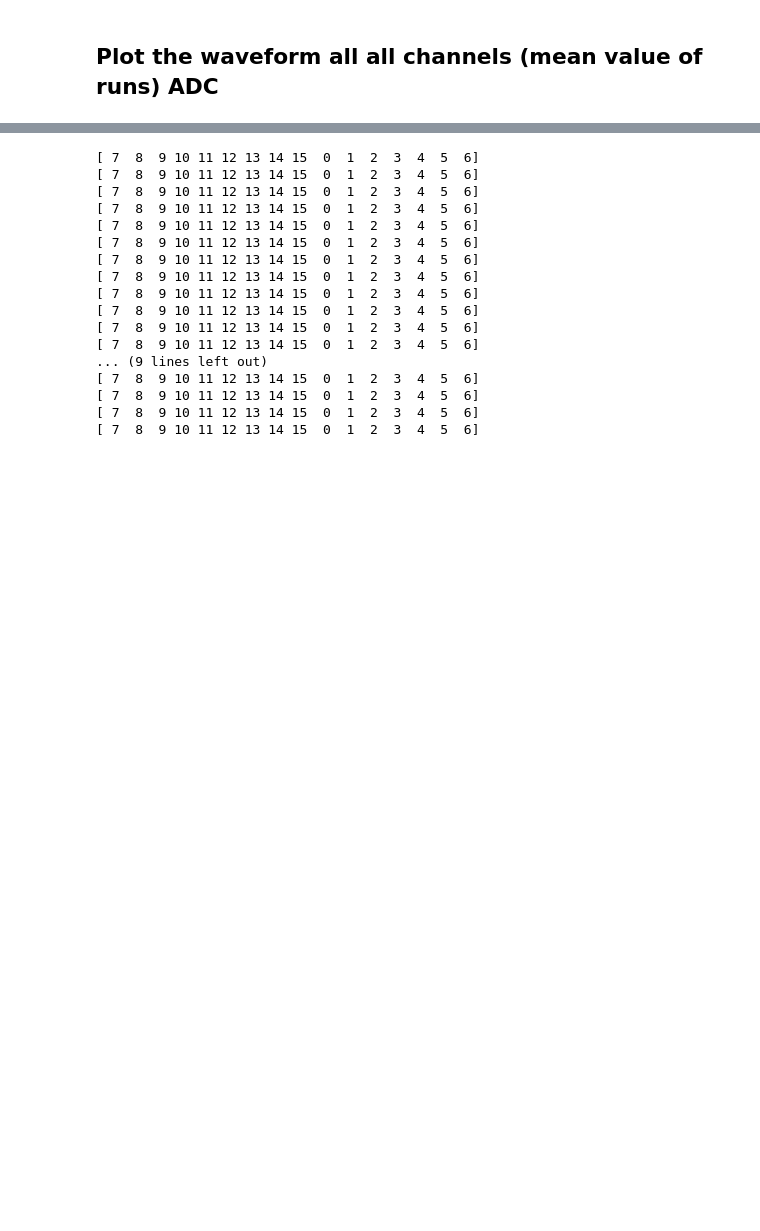
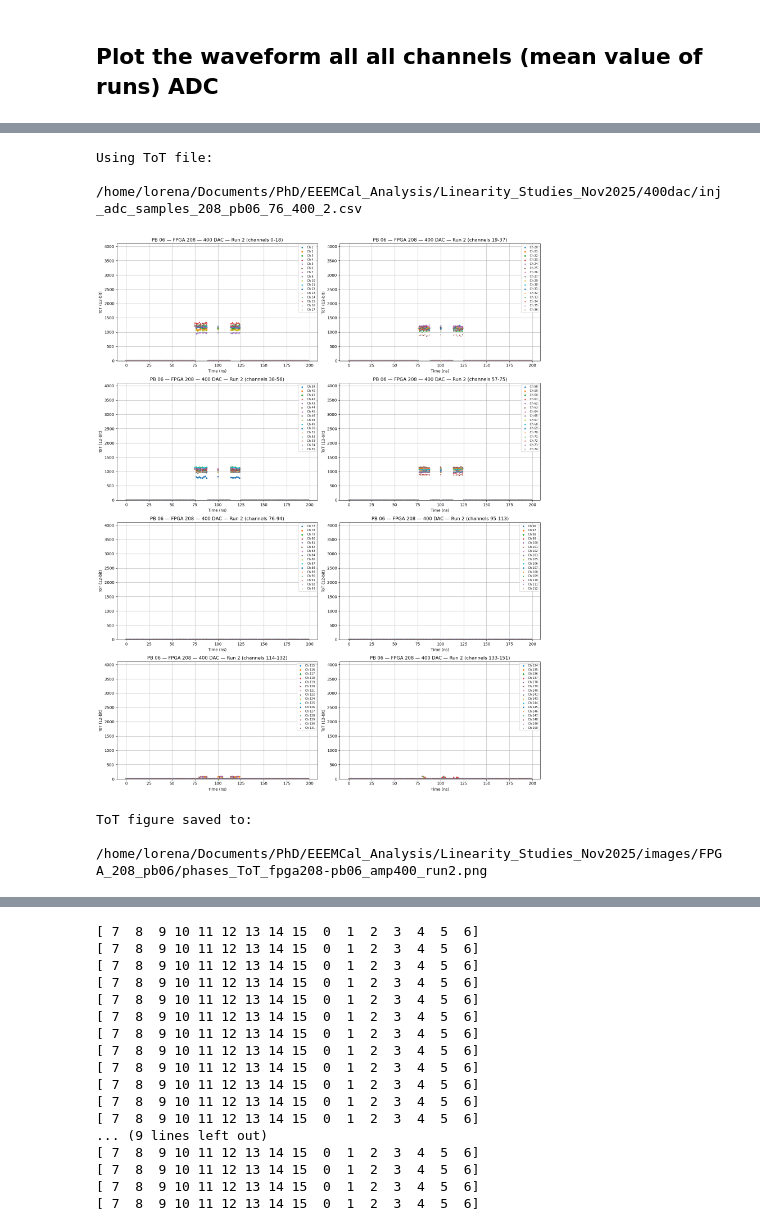
Before and after one commit to nlbucurur/EEEMCal_Analysis, a Jupyter notebook: Linearity_Studies_Nov2025/ADC_Linearity.ipynb, the cells around one changed output, grey strips where cells are left out. Drawn from its saved outputs; the diff is of its cells as text; code cells hidden in the pictures; blank space fills up the shorter version.

Commit message:
🚧 Improve ADC linearity analysis code (work in progress)

```diff
--- a/Linearity_Studies_Nov2025/ADC_Linearity.ipynb
+++ b/Linearity_Studies_Nov2025/ADC_Linearity.ipynb
@@ -391 +432,80 @@ Loaded 144 pedestal values for FPGA 208, PB 6
+# %%
+# ========= Retrieve ToT file =========
+try:
+    data_file_tot = all_dirs_tot[pair_key_tot][injected_amplitude_tot][run_idx_tot]
+except KeyError:
+    print(f"No entry in all_dirs_tot for {pair_key_tot}, amplitude {injected_amplitude_tot}, run {run_number_tot}")
+    raise
+
+if not os.path.exists(data_file_tot):
+    print(f"ToT file not found:\n{data_file_tot}")
+    raise SystemExit
+
+print(f"Using ToT file:\n  {data_file_tot}")
+
+# ========= Read CSV =========
+df_tot = pd.read_csv(data_file_tot)
+df_tot.columns = df_tot.columns.str.strip()
+
+# ========= Plotting ToT for all channels =========
+fig_tot, axs = plt.subplots(4, 2, figsize=(16, 20))
+axs = axs.flatten()
+
+for group_id in range(num_groups):
+    ax = axs[group_id]
+    first_channel = group_id * files_per_group
+    last_channel = first_channel + files_per_group
+    marker_index = 0
+
+    for ch in range(first_channel, last_channel):
+        # Skip unwanted channels
+        if (ch in dead_channels or
+            ch in calibration_channels or
+            ch in notConnected_channels):
+            continue
+
+        channel_data = df_tot[df_tot["Channel"] == ch]
+        if channel_data.empty:
+            continue
+
+        # Scatter ToT vs Time (use TOT_12bit; change to TOT_10bit if you want)
+        ax.scatter(
+            channel_data["Time"],
+            channel_data["TOT_12bit"],
+            label=f"Ch {ch}",
+            marker=markers[marker_index % len(markers)],
+            s=10
+        )
+        marker_index += 1
+
+    ax.set_title(
+        f"PB {pb_tot} — FPGA {fpga_tot} — {injected_amplitude_tot} DAC — Run {run_number_tot} "
+        f"(channels {first_channel}-{last_channel-1})"
+    )
+    ax.set_xlabel("Time (ns)")
+    ax.set_ylabel("ToT (12-bit)")
+    ax.set_ylim(-5, 4100)   # full 12-bit range; adjust if you want
+    ax.grid(True)
+    ax.legend(fontsize="x-small", markerscale=0.9)
+
+plt.tight_layout()
+plt.show()
+
+# ========= Save ToT figure =========
+output_dir_tot = f"/home/lorena/Documents/PhD/EEEMCal_Analysis/Linearity_Studies_Nov2025/images/FPGA_{fpga_tot}_pb{pb_tot}"
+os.makedirs(output_dir_tot, exist_ok=True)
+
+output_path_tot = os.path.join(
+    output_dir_tot,
+    f"phases_ToT_fpga{fpga_tot}-pb{pb_tot}_amp{injected_amplitude_tot}_run{run_number_tot}.png"
+)
+
+fig_tot.savefig(output_path_tot, dpi=200)
+print(f"ToT figure saved to:\n  {output_path_tot}")
+# %% [output]
+Using ToT file:
+  /home/lorena/Documents/PhD/EEEMCal_Analysis/Linearity_Studies_Nov2025/400dac/inj_adc_samples_208_pb06_76_400_2.csv
+[figure, added]
+ToT figure saved to:
+  /home/lorena/Documents/PhD/EEEMCal_Analysis/Linearity_Studies_Nov2025/images/FPGA_208_pb06/phases_ToT_fpga208-pb06_amp400_run2.png
 # %% [markdown]
```
Also changed, not shown: parts of 40 cells of this notebook, 1 other file.
